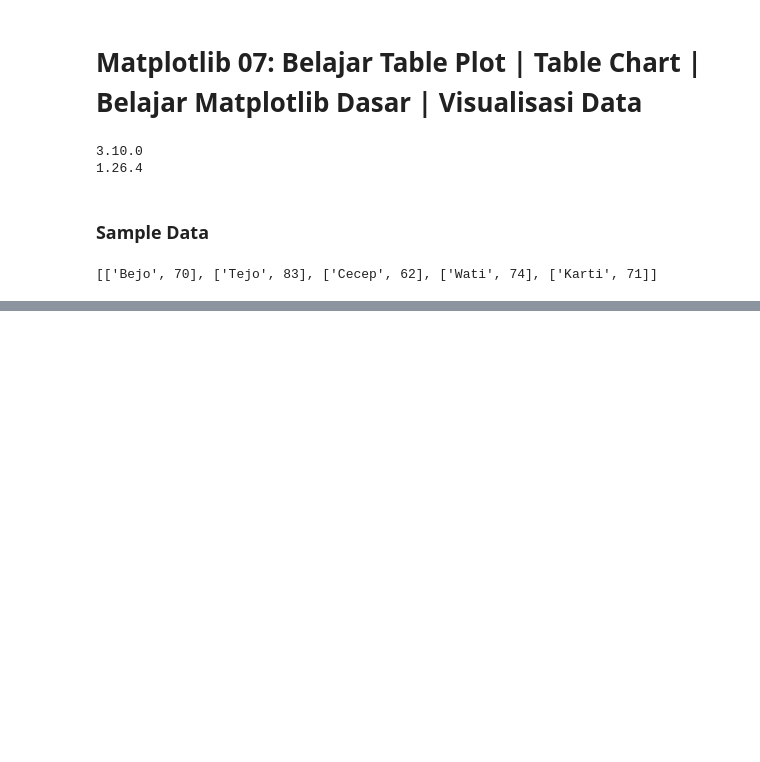
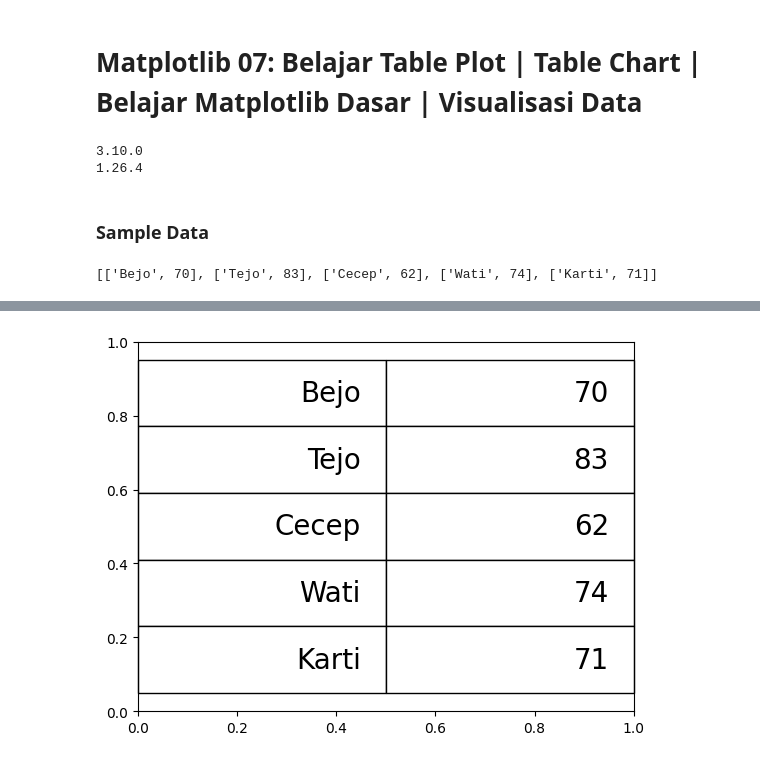
Before and after one commit to LatiefDataVisionary/matplotlib-with-indonesia-belajar, a Jupyter notebook: Matplotlib_07_Belajar_Table_Plot_|_Table_Chart.ipynb, the cells around one changed output, grey strips where cells are left out. Drawn from its saved outputs; the diff is of its cells as text; code cells hidden in the pictures; blank space fills up the shorter version.

```diff
--- a/Matplotlib_07_Belajar_Table_Plot_|_Table_Chart.ipynb
+++ b/Matplotlib_07_Belajar_Table_Plot_|_Table_Chart.ipynb
@@ -28,0 +45,14 @@ data_uas
+# %%
+fig, ax = plt.subplots()
+
+table = plt.table(cellText=data_uas,
+                  loc='center')
+
+table.set_fontsize(20)
+table.scale(1, 4) # ukuran kolom, baris
+
+# ax.axis(False)
+
+plt.show()
+# %% [output]
+[figure, added]
```
Also changed, not shown: parts of 2 cells of this notebook.
